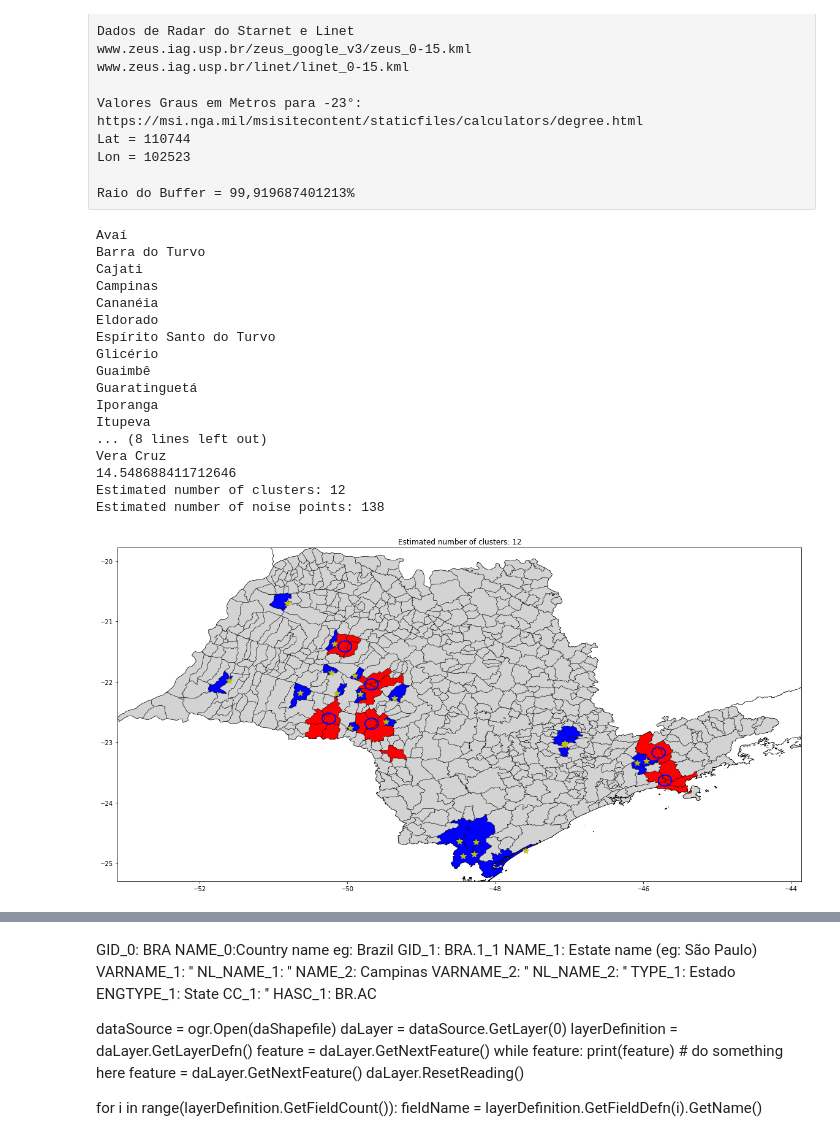
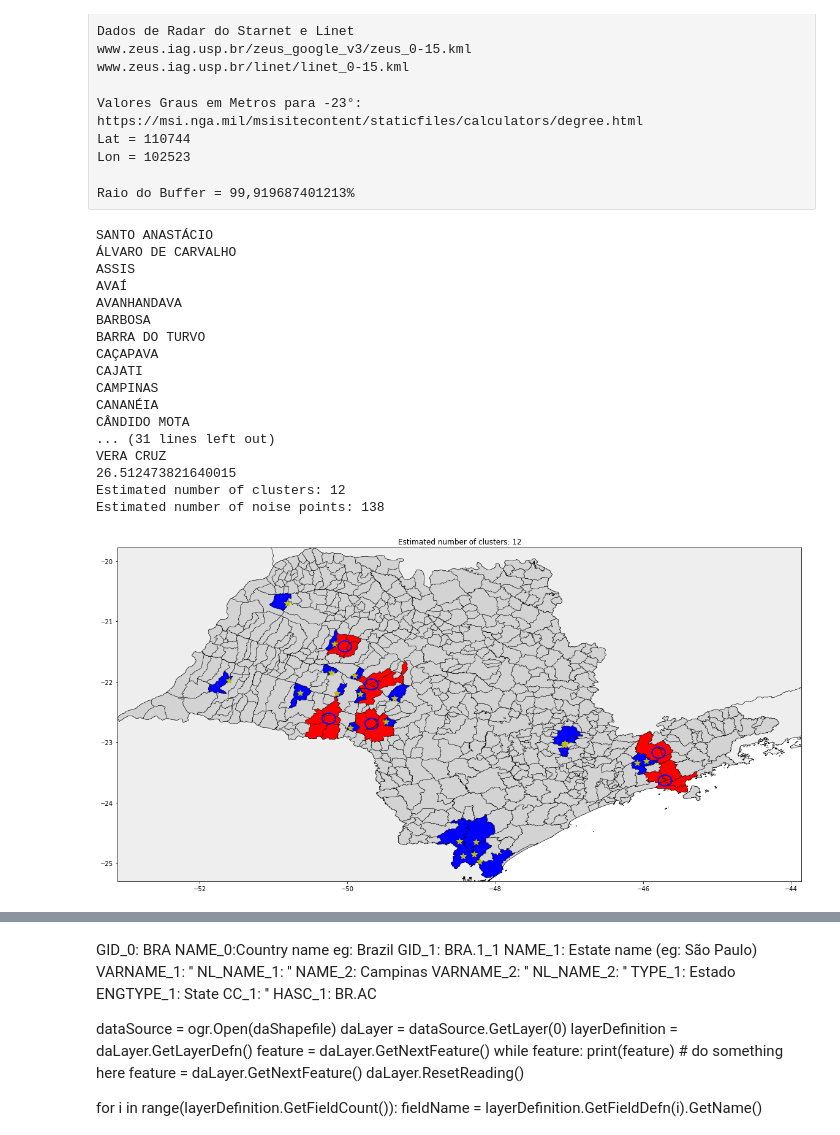
Before and after one commit to lucascantos/Georeference, a Jupyter notebook: RadarAlert.ipynb, the cells around one changed output, grey strips where cells are left out. Drawn from its saved outputs; the diff is of its cells as text; code cells hidden in the pictures.

```diff
--- a/RadarAlert.ipynb
+++ b/RadarAlert.ipynb
@@ -111,8 +111,10 @@ buffer_ratio = (r_d)*(1-0.99919687401213+1) #Variavel que converte buffer em met
 #Abre os arquivos shapefile do BR
 fname2 = 'gadm/gadm36_BRA_2.shp'
 fname1 = 'gadm/gadm36_BRA_1.shp'
+fname0 = 'gadm/BRMUE250GC_SIR.shp'
 
-sf = shapefile.Reader(fname2)
+
+sf = shapefile.Reader(fname0)
 sfBr = shapefile.Reader(fname1)
 shapes = sf.shapes()
 
@@ -130,11 +132,11 @@ a,b,c,d = states[24].bbox
 plt.xlim(a,c)
 plt.ylim(b,d)
 for state in states:
-    shapePatch(state, 'none')
+    shapePatch(state, '#EEEEEE')
 #Loop para todas as cidades do estado de sao paulo e passa cada ponto de dado
 
 for city, shape in zip(sf.iterRecords(), sf.iterShapes()):
-    if city[3] == 'São Paulo':
+    if city[1][:2] == '35':
         cor = 'lightgray'
 
         shape_ex = shape.points
@@ -151,53 +153,53 @@ for city, shape in zip(sf.iterRecords(), sf.iterShapes()):
                 if polygon.intersects(TS):
                     X, Y = TS.exterior.coords.xy
                     plt.plot(X, Y,'b')
-                    #print(city[6])
+                    print(city[0])
                     cor = 'r'
                     break
             else:
 #----Aki sao os pontos isolados. E ha um array de pontos aki. Por isso o do loop interno.
                 xy = coordArray[class_member_mask & ~core_samples_mask]
                 for X, Y in xy:
                     point = Point(X,Y)
                     if polygon.contains(point):
                         plt.plot(X, Y, 'y*', markersize=10)
-                        print(city[6])
+                        print(city[0])
                         cor = 'b'
                         break
 #---Plot das cidades.
         shapePatch(shape, cor)
 
 
 
 end = time.time()
 print (end - start)
 
 # Number of clusters in labels, ignoring noise if present.
 n_clusters_ = len(set(labels)) - (1 if -1 in labels else 0)
 n_noise_ = list(labels).count(-1)
 
 print('Estimated number of clusters: %d' % n_clusters_)
 print('Estimated number of noise points: %d' % n_noise_)
 
 plt.title('Estimated number of clusters: %d' % n_clusters_)
 ax.autoscale_view()
 plt.show()
 # %% [output]
-Avaí
-Barra do Turvo
-Cajati
-Campinas
-Cananéia
-Eldorado
-Espírito Santo do Turvo
-Glicério
-Guaimbê
-Guaratinguetá
-Iporanga
-Itupeva
-... (8 lines left out)
-Vera Cruz
-14.548688411712646
+SANTO ANASTÁCIO
+ÁLVARO DE CARVALHO
+ASSIS
+AVAÍ
+AVANHANDAVA
+BARBOSA
+BARRA DO TURVO
+CAÇAPAVA
+CAJATI
+CAMPINAS
+CANANÉIA
+CÂNDIDO MOTA
+... (31 lines left out)
+VERA CRUZ
+26.512473821640015
 Estimated number of clusters: 12
 Estimated number of noise points: 138
-[figure, old version]
+[figure, new version]
```
Also changed, not shown: parts of 5 cells of this notebook, 1 other file.
